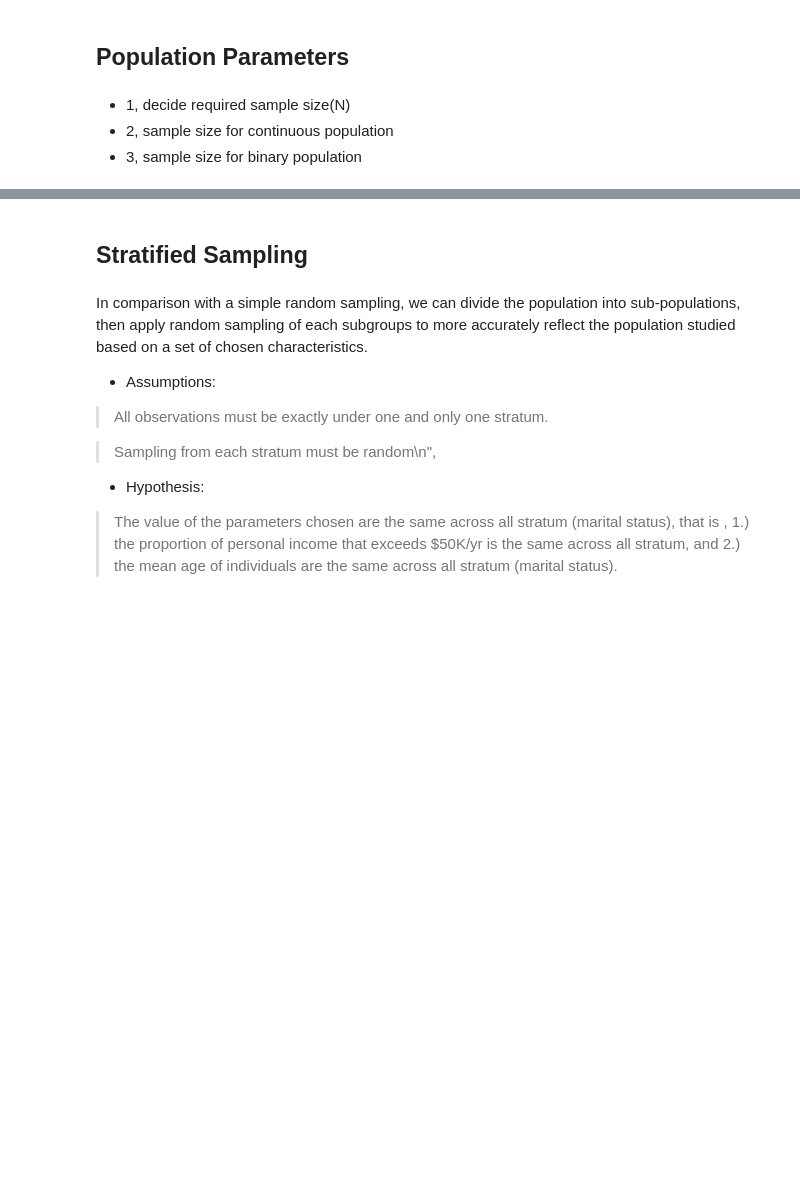
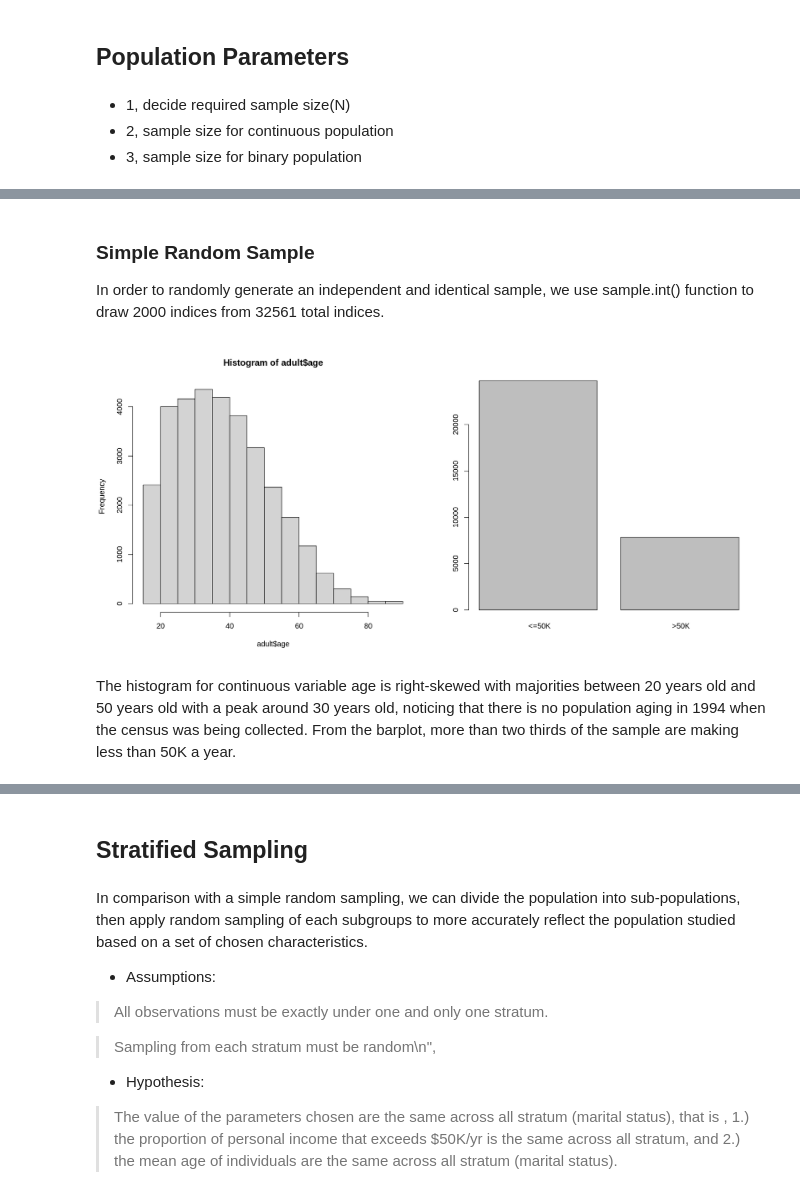
Before and after one commit to MarsZan/STAT-344-Project, a Jupyter notebook: STAT 344 Project.ipynb, the cells around one changed output, grey strips where cells are left out. Drawn from its saved outputs; the diff is of its cells as text; code cells hidden in the pictures; blank space fills up the shorter version.

```diff
--- a/STAT 344 Project.ipynb
+++ b/STAT 344 Project.ipynb
@@ -16,0 +24,13 @@
+# %% [markdown]
+### Simple Random Sample
+
+In order to randomly generate an independent and identical sample, we use sample.int() function to draw 2000 indices from 32561 total indices.
+# %%
+options(repr.plot.width = 15, repr.plot.height = 7)
+par(mfrow=c(1,2))
+hist(adult$age)
+barplot(table(adult$income))
+# %% [output]
+[figure, added]
+# %% [markdown]
+The histogram for continuous variable age is right-skewed with majorities between 20 years old and 50 years old with a peak around 30 years old, noticing that there is no population aging in 1994 when the census was being collected. From the barplot, more than two thirds of the sample are making less than 50K a year.
```
Also changed, not shown: parts of 14 cells of this notebook.
